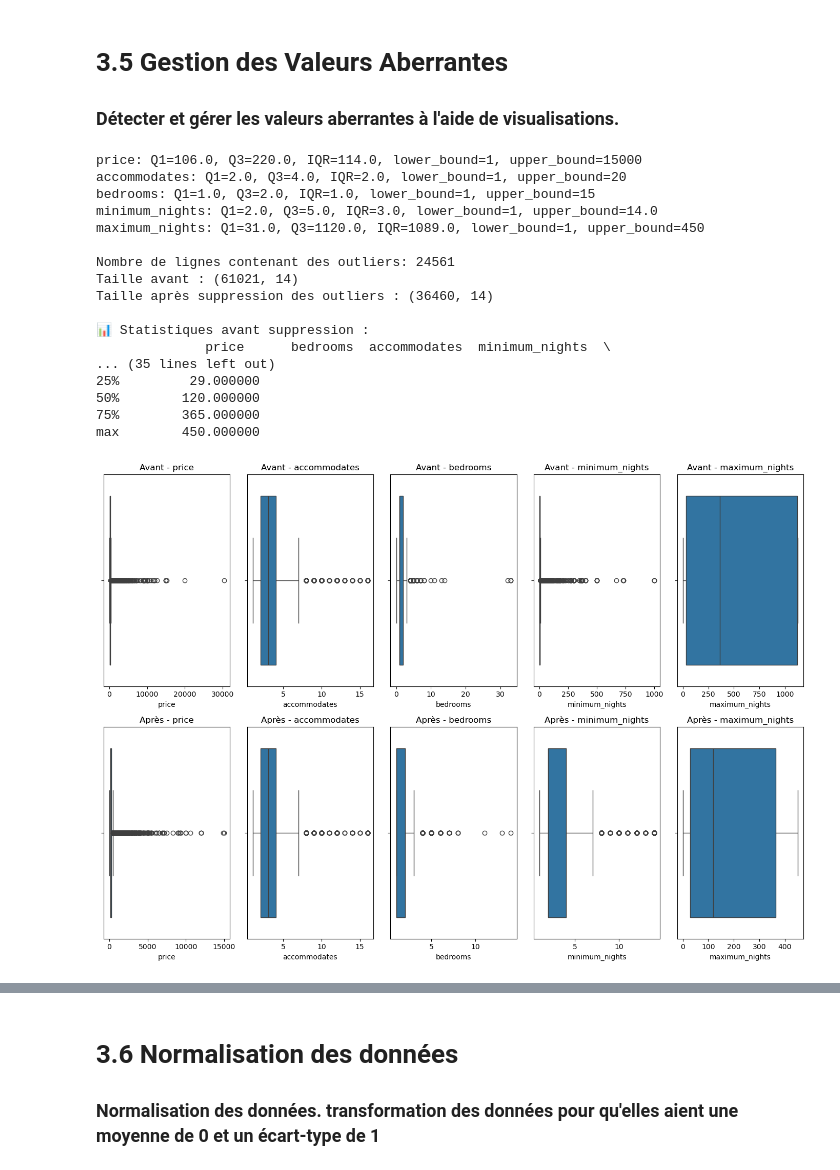
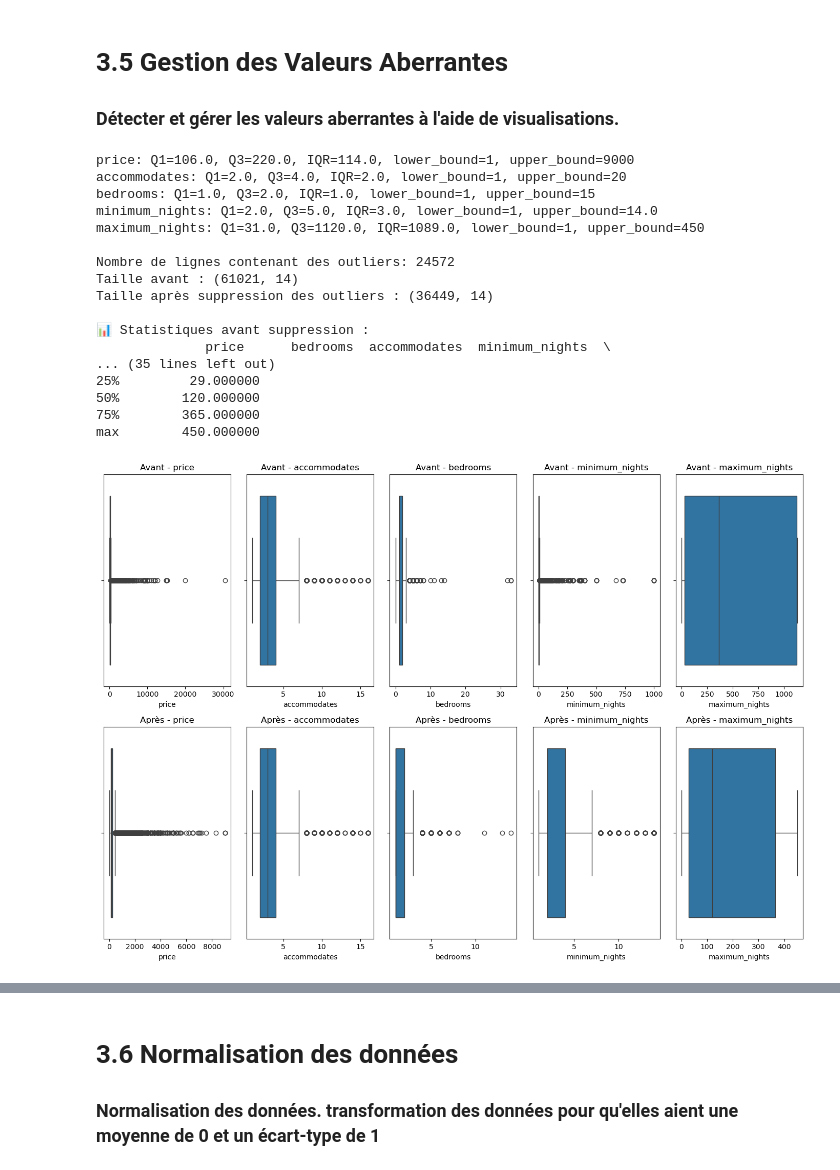
Before and after one commit to TheoPERSONNE/ProjetAirBNB, a Jupyter notebook: AirBnBDataSet.ipynb, the cells around one changed output, grey strips where cells are left out. Cells and saved outputs as stored; diff of their text form; code cells hidden in the pictures.

```diff
--- a/AirBnBDataSet.ipynb
+++ b/AirBnBDataSet.ipynb
@@ -151,8 +150,6 @@ memory usage: 7.0+ MB
  # 3.4 Conversion des Types de Données
 ### Convertir les colonnes en types appropriés, par exemple convertir 'price' en numérique.
 # %%
-df_cleaned = df_cleaned.copy()
-
 label_encoder = LabelEncoder()
 
 df_cleaned['room_type_encoded'] = label_encoder.fit_transform(df_cleaned['room_type'])
@@ -228,7 +225,7 @@ def remove_outliers_iqr(df, columns):
         upper_bound = Q3 + 3 * IQR
 
         if col == 'price':
-            upper_bound = max(upper_bound, 15000)
+            upper_bound = max(upper_bound, 9000)
         elif col == 'bedrooms':
             upper_bound = max(upper_bound, 15)
         elif col == 'accommodates':
@@ -262,34 +259,34 @@ print(df_cleaned_no_outliers[["price", "bedrooms", 'accommodates', 'minimum_nigh
 
 plt.figure(figsize=(14, 10))
 
 for i, col in enumerate(colonnes_pertinentes, 1):
     plt.subplot(2, 5, i)
     sns.boxplot(data=df_cleaned, x=col)
     plt.title(f"Avant - {col}")
 
 for i, col in enumerate(colonnes_pertinentes, 1):
     plt.subplot(2, 5, i + 5)
     sns.boxplot(data=df_cleaned_no_outliers, x=col)
     plt.title(f"Après - {col}")
 
 plt.tight_layout()
 plt.show()
 # %% [output]
-price: Q1=106.0, Q3=220.0, IQR=114.0, lower_bound=1, upper_bound=15000
+price: Q1=106.0, Q3=220.0, IQR=114.0, lower_bound=1, upper_bound=9000
 accommodates: Q1=2.0, Q3=4.0, IQR=2.0, lower_bound=1, upper_bound=20
 bedrooms: Q1=1.0, Q3=2.0, IQR=1.0, lower_bound=1, upper_bound=15
 minimum_nights: Q1=2.0, Q3=5.0, IQR=3.0, lower_bound=1, upper_bound=14.0
 maximum_nights: Q1=31.0, Q3=1120.0, IQR=1089.0, lower_bound=1, upper_bound=450
 
-Nombre de lignes contenant des outliers: 24561
+Nombre de lignes contenant des outliers: 24572
 Taille avant : (61021, 14)
-Taille après suppression des outliers : (36460, 14)
+Taille après suppression des outliers : (36449, 14)
 
 📊 Statistiques avant suppression :
               price      bedrooms  accommodates  minimum_nights  \
 ... (35 lines left out)
 25%         29.000000
 50%        120.000000
 75%        365.000000
 max        450.000000
-[figure, old version]
+[figure, new version]
```
Also changed, not shown: parts of 8 cells of this notebook.
